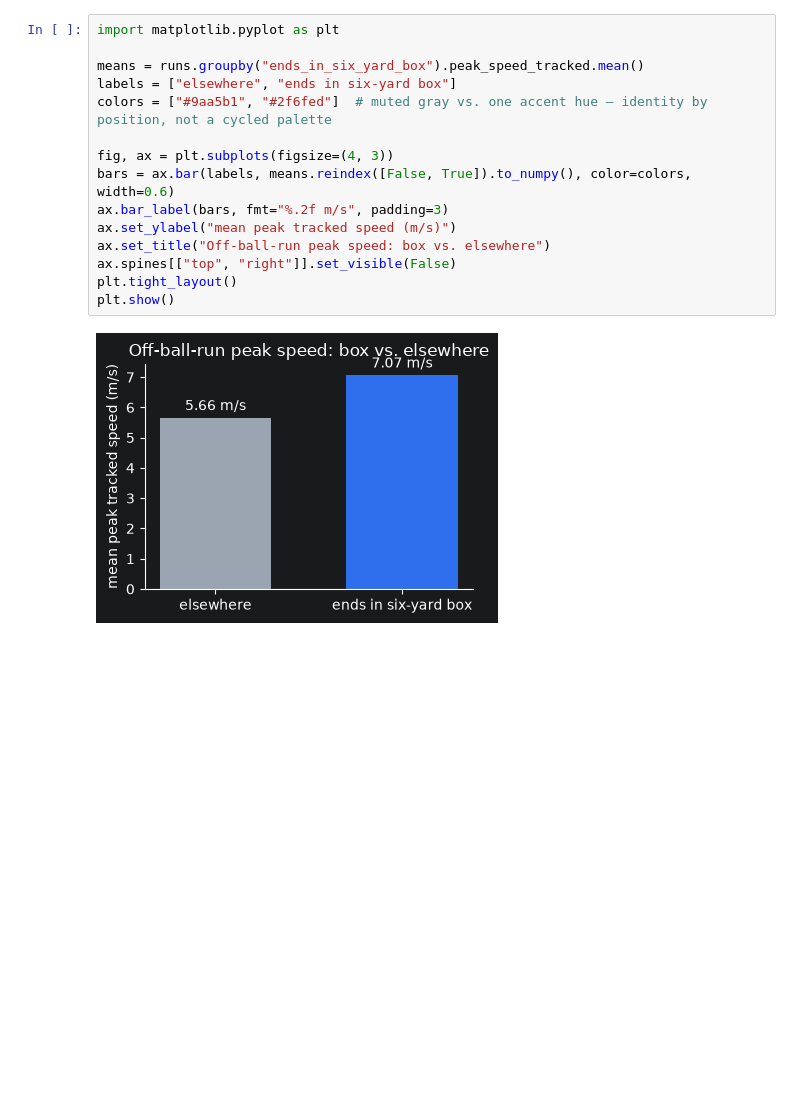
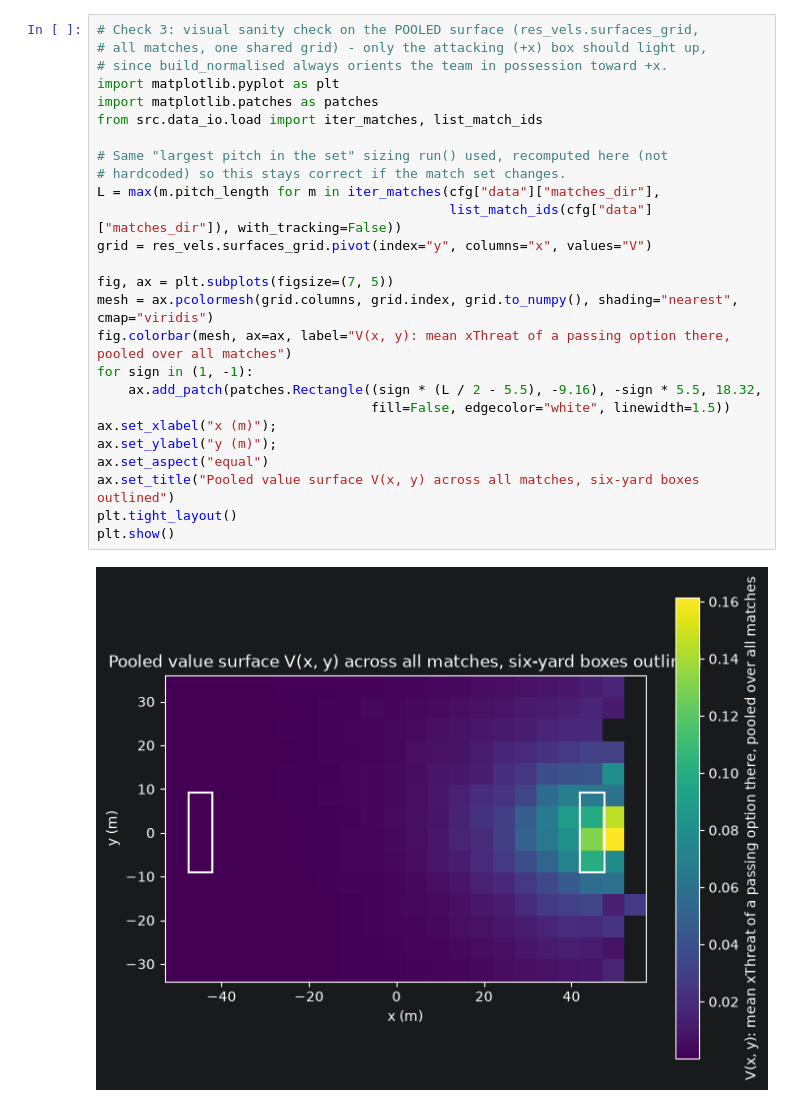
Before and after one commit to piperojas0618/analytics_cup_2.0_defense, a Jupyter notebook: notebooks/02_velocities.ipynb, the cells around one changed output. Saved outputs shown, nothing was run; the diff lists cells and outputs as text; blank space fills up the shorter version.

Commit message:
Check six-yard box

```diff
--- a/notebooks/02_velocities.ipynb
+++ b/notebooks/02_velocities.ipynb
@@ -132,17 +128,28 @@ by_box
 # %%
+# Check 3: visual sanity check on the POOLED surface (res_vels.surfaces_grid,
+# all matches, one shared grid) - only the attacking (+x) box should light up,
+# since build_normalised always orients the team in possession toward +x.
 import matplotlib.pyplot as plt
+import matplotlib.patches as patches
+from src.data_io.load import iter_matches, list_match_ids
 
-means = runs.groupby("ends_in_six_yard_box").peak_speed_tracked.mean()
-labels = ["elsewhere", "ends in six-yard box"]
-colors = ["#9aa5b1", "#2f6fed"]  # muted gray vs. one accent hue — identity by position, not a cycled palette
+# Same "largest pitch in the set" sizing run() used, recomputed here (not
+# hardcoded) so this stays correct if the match set changes.
+L = max(m.pitch_length for m in iter_matches(cfg["data"]["matches_dir"],
+                                             list_match_ids(cfg["data"]["matches_dir"]), with_tracking=False))
+grid = res_vels.surfaces_grid.pivot(index="y", columns="x", values="V")
 
-fig, ax = plt.subplots(figsize=(4, 3))
-bars = ax.bar(labels, means.reindex([False, True]).to_numpy(), color=colors, width=0.6)
-ax.bar_label(bars, fmt="%.2f m/s", padding=3)
-ax.set_ylabel("mean peak tracked speed (m/s)")
-ax.set_title("Off-ball-run peak speed: box vs. elsewhere")
-ax.spines[["top", "right"]].set_visible(False)
+fig, ax = plt.subplots(figsize=(7, 5))
+mesh = ax.pcolormesh(grid.columns, grid.index, grid.to_numpy(), shading="nearest", cmap="viridis")
+fig.colorbar(mesh, ax=ax, label="V(x, y): mean xThreat of a passing option there, pooled over all matches")
+for sign in (1, -1):
+    ax.add_patch(patches.Rectangle((sign * (L / 2 - 5.5), -9.16), -sign * 5.5, 18.32,
+                                   fill=False, edgecolor="white", linewidth=1.5))
+ax.set_xlabel("x (m)");
+ax.set_ylabel("y (m)");
+ax.set_aspect("equal")
+ax.set_title("Pooled value surface V(x, y) across all matches, six-yard boxes outlined")
 plt.tight_layout()
 plt.show()
 # %% [output]
-[figure, old version]
+[figure, new version]
```
Also changed, not shown: parts of 6 cells of this notebook, 2 other files.
